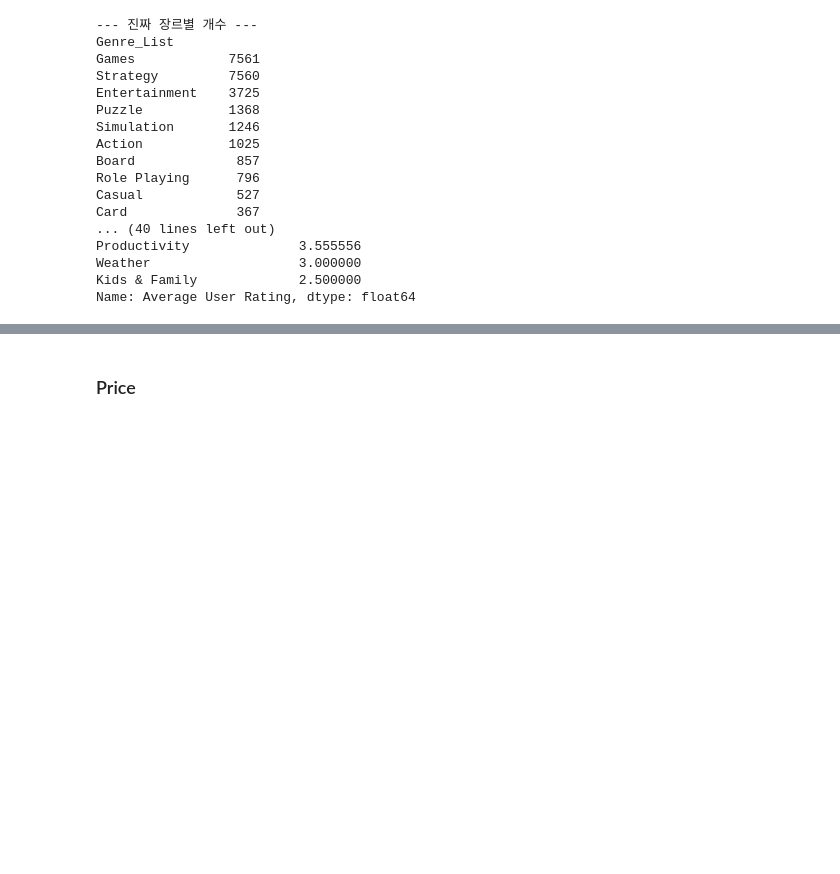
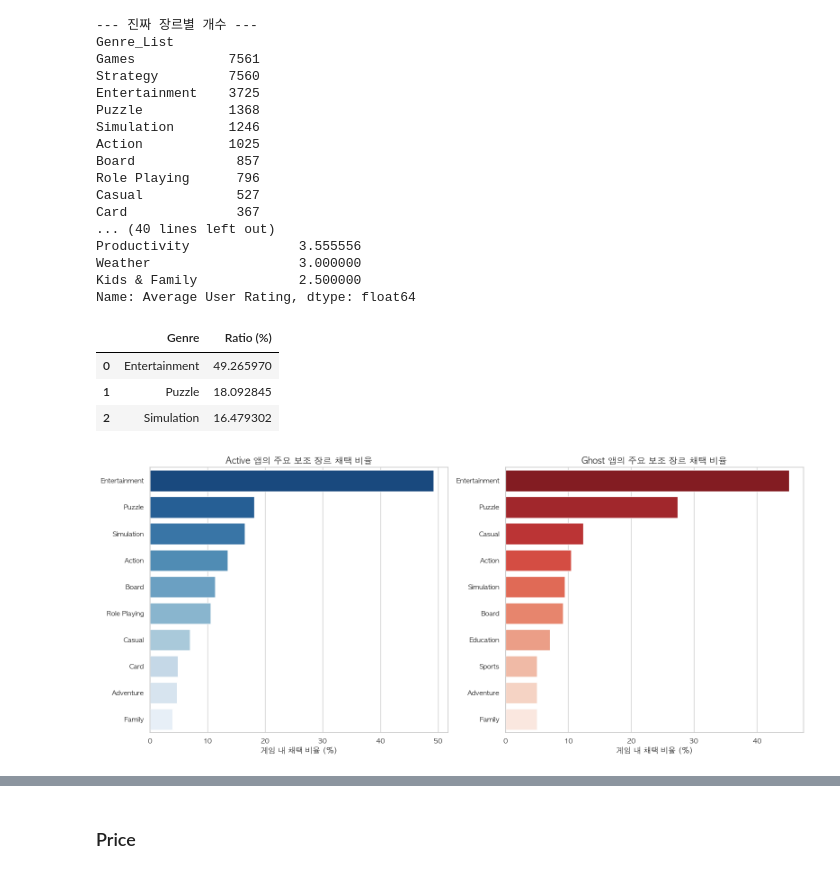
Before and after one commit to LoveBird-cute/appstore-strategy-games-eda, a Jupyter notebook: notebooks/strategy_games.ipynb, the cells around one changed output, grey strips where cells are left out. Saved outputs shown, nothing was run; the diff lists cells and outputs as text; code cells hidden in the pictures; blank space fills up the shorter version.

```diff
--- a/notebooks/strategy_games.ipynb
+++ b/notebooks/strategy_games.ipynb
@@ -396,7 +395,12 @@ print("결측치 개수:", df['Size'].isnull().sum())
 # %% [markdown]
 ### Subtitle 유무
 # %%
-df['Has_Subtitle'] = df['Subtitle'].notnull().astype(int)
+# # 1차
+# df['Has_Subtitle'] = df['Subtitle'].notnull().astype(int)
+# # 2차
+# df['Has_Subtitle'] = (df['Subtitle'] != '').astype(int)
+# 최종
+df['Has_Subtitle'] = (df['Subtitle'].fillna('').str.strip() != '').astype(int)
 # %% [markdown]
 ### 유료게임/무료게임 여부
 # %%
@@ -536,3 +606,73 @@ Productivity              3.555556
 Weather                   3.000000
 Kids & Family             2.500000
 Name: Average User Rating, dtype: float64
+# %%
+# 1. 기본 장르 제외 및 보조 장르 리스트 생성
+stop_genres = ['Games', 'Strategy']
+
+def get_sub_genres(genre_str):
+    if pd.isna(genre_str):
+        return []
+    # 쉼표로 분리하고 공백 제거
+    genres = [g.strip() for g in str(genre_str).split(',')]
+    # stop_genres에 포함되지 않는 실질적 보조 장르만 필터링
+    return [g for g in genres if g not in stop_genres]
+
+# 보조 장르 리스트 칼럼 및 개수 칼럼(Sub_Genre_Counts) 생성
+df_viz['Sub_Genres'] = df_viz['Genres'].apply(get_sub_genres)
+df_viz['Sub_Genre_Counts'] = df_viz['Sub_Genres'].apply(len)
+
+# 2. 행 확장(Explode)을 통한 장르별 데이터 분리
+df_exploded = df_viz.explode('Sub_Genres')
+df_exploded = df_exploded.dropna(subset=['Sub_Genres']) # 빈 값 제거
+
+# 3. 그룹별 전체 게임 수 대비 특정 보조 장르 채택 비율(%) 계산 함수 (수정본)
+def get_top_genres_ratio(group_name, top_n=10):
+    # 해당 그룹의 전체 게임(앱) 개수 확인
+    group_data = df_viz[df_viz['Group'] == group_name]
+    total_games = len(group_data)
+
+    # 만약 데이터가 0개라면 경고 메시지 출력 (이전 Group 전처리 확인용)
+    if total_games == 0:
+        print(f"⚠️ 경고: '{group_name}' 그룹의 데이터가 0개입니다. 이전 단계의 df_viz 데이터를 확인해주세요.")
+        return pd.DataFrame(columns=['Genre', 'Ratio (%)'])
+
+    # 해당 그룹의 보조 장르별 등장 횟수
+    sub_genre_counts = df_exploded[df_exploded['Group'] == group_name]['Sub_Genres'].value_counts().head(top_n)
+
+    # Pandas 버전에 의존하지 않고 명시적으로 깔끔하게 DataFrame 생성
+    df_ratio = pd.DataFrame({
+        'Genre': sub_genre_counts.index,
+        'Ratio (%)': (sub_genre_counts.values / total_games) * 100
+    })
+
+    return df_ratio
+
+# 함수 다시 적용
+active_top10 = get_top_genres_ratio('Active (리뷰 O)')
+ghost_top10 = get_top_genres_ratio('Ghost (리뷰 X)')
+
+# 데이터가 잘 만들어졌는지 시각화 전에 눈으로 먼저 확인 (디버깅 습관)
+display(active_top10.head(3))
+
+# 4. 시각화 코드는 기존과 동일하게 실행
+fig, axes = plt.subplots(1, 2, figsize=(16, 7))
+
+sns.barplot(data=active_top10, y='Genre', x='Ratio (%)', palette='Blues_r', ax=axes[0])
+axes[0].set_title('Active 앱의 주요 보조 장르 채택 비율', fontsize=14, fontweight='bold')
+axes[0].set_xlabel('게임 내 채택 비율 (%)')
+axes[0].set_ylabel('')
+
+sns.barplot(data=ghost_top10, y='Genre', x='Ratio (%)', palette='Reds_r', ax=axes[1])
+axes[1].set_title('Ghost 앱의 주요 보조 장르 채택 비율', fontsize=14, fontweight='bold')
+axes[1].set_xlabel('게임 내 채택 비율 (%)')
+axes[1].set_ylabel('')
+
+plt.tight_layout()
+plt.show()
+# %% [output]
+|  | Genre | Ratio (%) |
+| 0 | Entertainment | 49.265970 |
+| 1 | Puzzle | 18.092845 |
+| 2 | Simulation | 16.479302 |
+[figure, added]
```
Also changed, not shown: parts of 36 cells of this notebook.
